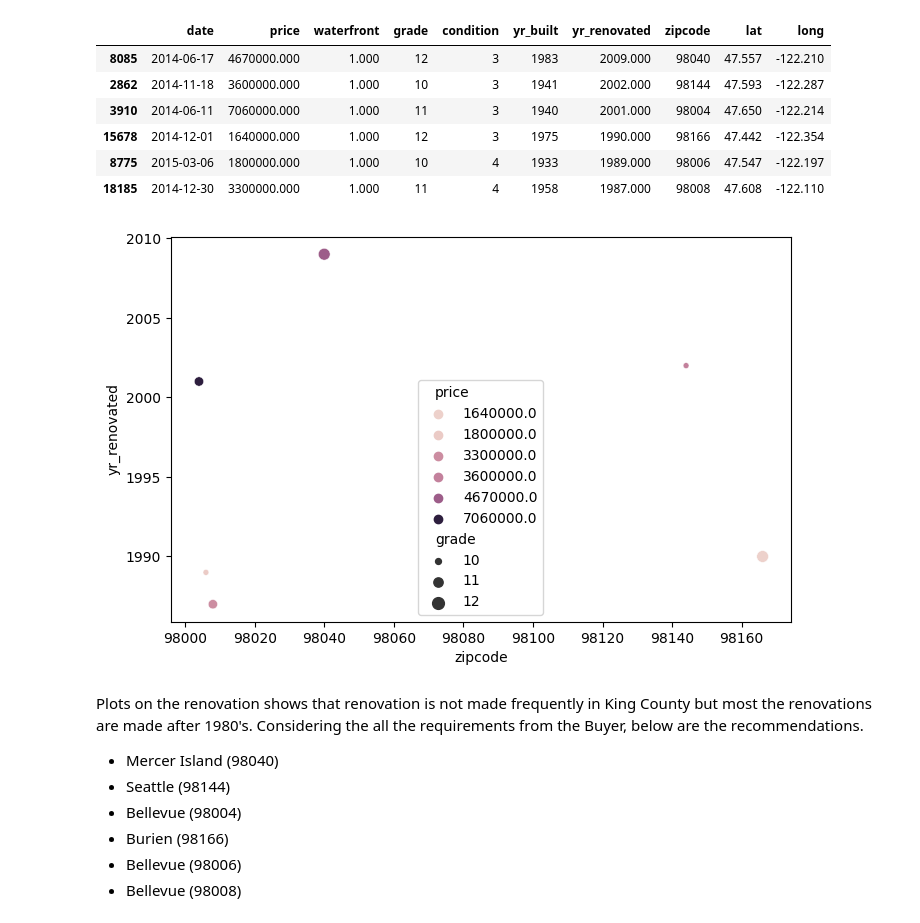
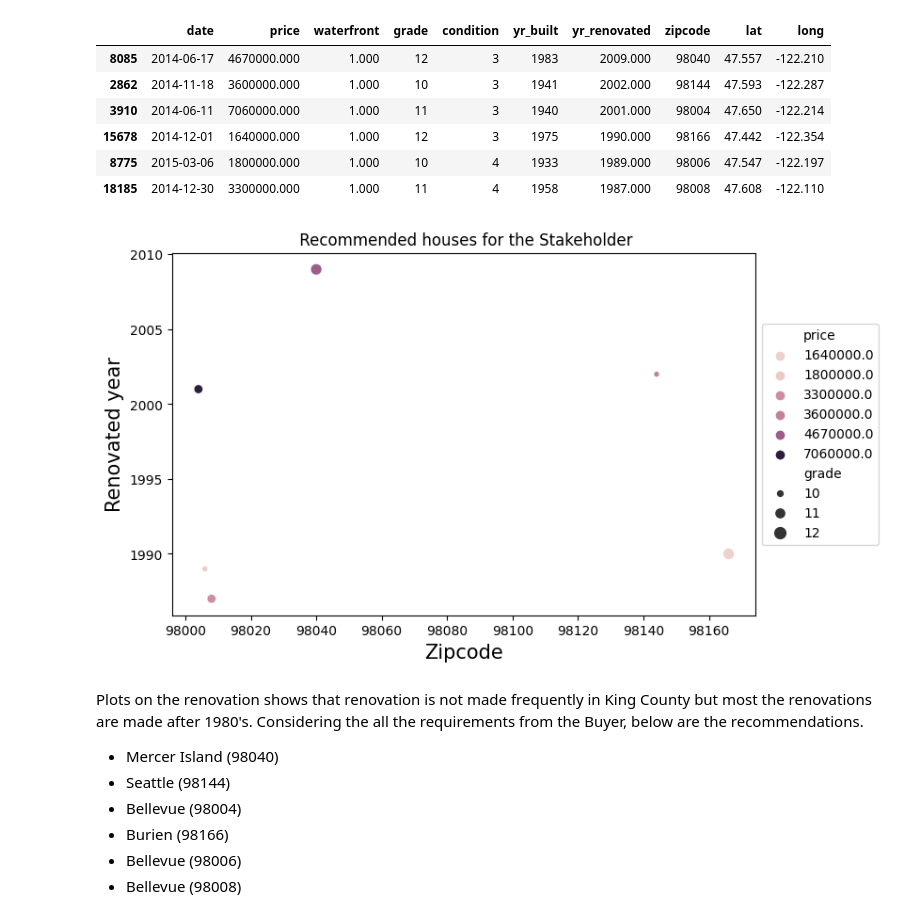
Before and after one commit to rkaur22/eda_project_solo, a Jupyter notebook: EDA.ipynb, the cells around one changed output. Drawn from its saved outputs; the diff is of its cells as text; code cells hidden in the pictures.

```diff
--- a/EDA.ipynb
+++ b/EDA.ipynb
@@ -302,10 +317,15 @@ df_rec
 | 15678 | 2014-12-01 | 1640000.000 | 1.000 | 12 | 3 | 1975 | 1990.000 | 98166 | 47.442 | -122.354 |
 | 8775 | 2015-03-06 | 1800000.000 | 1.000 | 10 | 4 | 1933 | 1989.000 | 98006 | 47.547 | -122.197 |
 | 18185 | 2014-12-30 | 3300000.000 | 1.000 | 11 | 4 | 1958 | 1987.000 | 98008 | 47.608 | -122.110 |
-# %%
-sns.scatterplot(data=df_rec, x="zipcode", y="yr_renovated", hue = 'price', size = 'grade');
-# %% [output]
-[figure, removed]
+# %%
+plot1 = sns.scatterplot(data=df_rec, x="zipcode", y="yr_renovated", hue = 'price', size = 'grade')
+plot1.legend(loc='center left', bbox_to_anchor=(1.0, 0.5), ncol=1)
+plot1.set(title = ' Recommended houses for the Stakeholder')
+plot1.set_xlabel("Zipcode", fontsize = 15)
+plot1.set_ylabel("Renovated year", fontsize = 15);
+#plot1.set_xticklabels([98004,98006,98008,98040,98144,98166]);
+# %% [output]
+[figure, added]
 # %% [markdown]
 Plots on the renovation shows that renovation is not made frequently in King County but most the renovations are made after 1980's.
 Considering the all the requirements from the Buyer, below are the recommendations.
```
Also changed, not shown: parts of 13 cells of this notebook, 1 other file.
